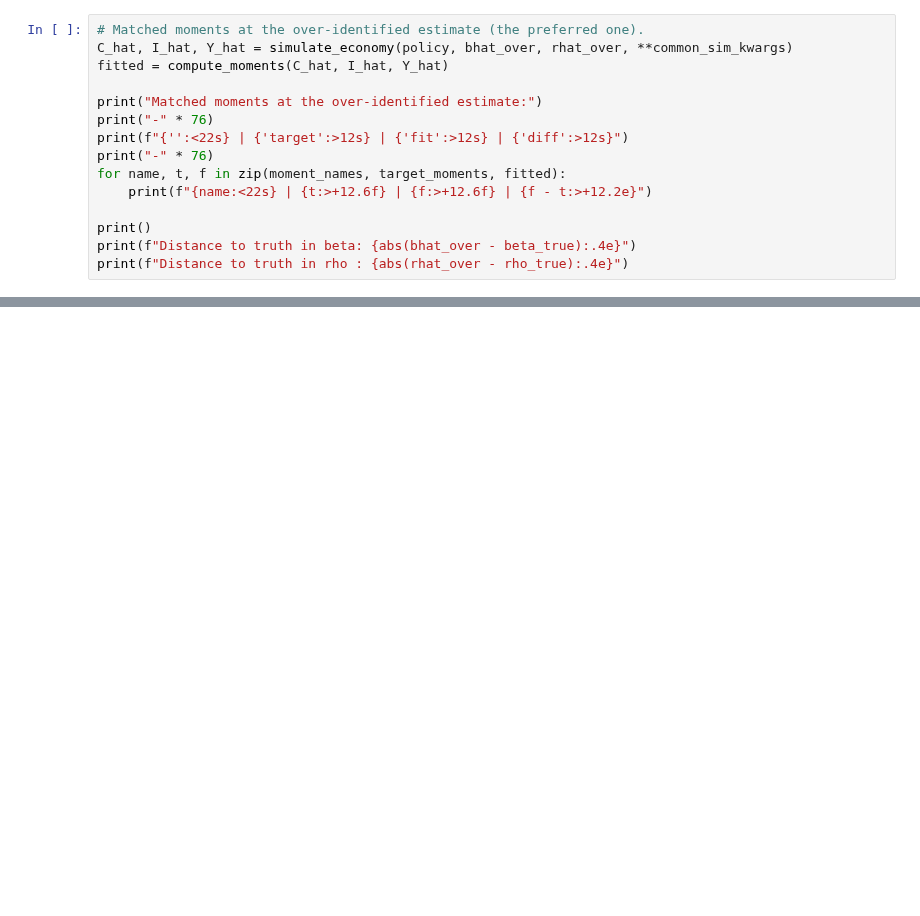
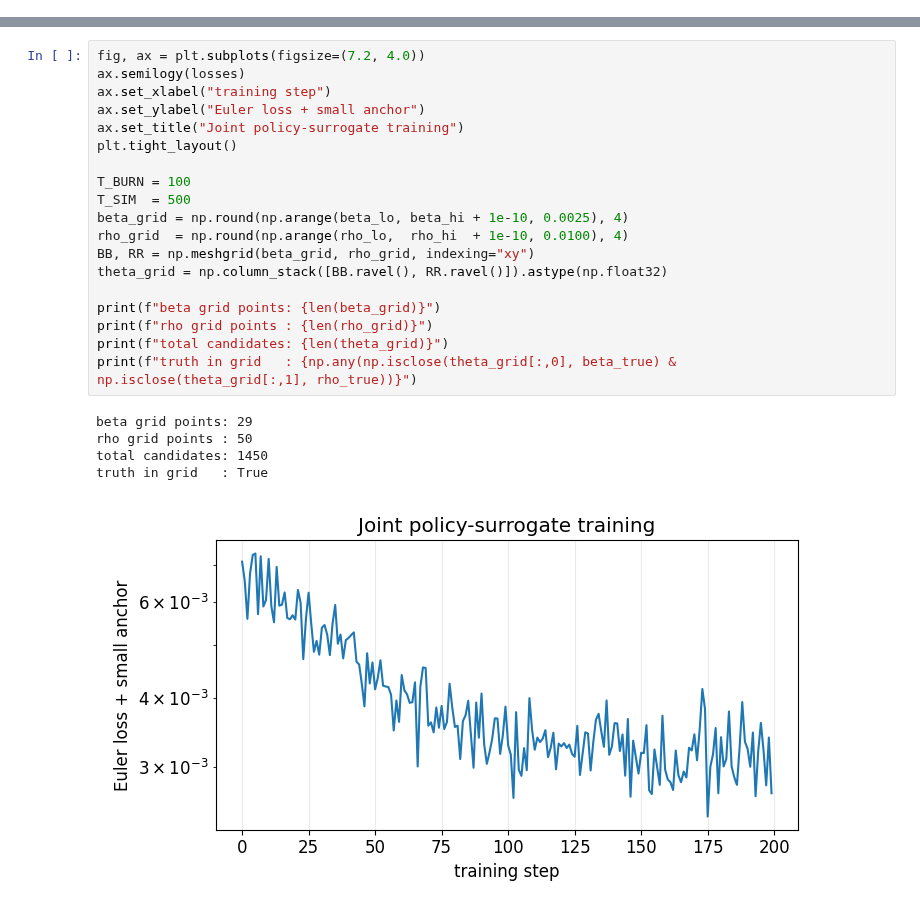
Before and after one commit to josemonge85/Deep_Learning_for_Solving_And_Estimating_Dynamic_Economic_Models, a Jupyter notebook: lectures/lecture_15_structural_estimation_smm/code/lecture_15_03b_Structural_Estimation_BM_Joint.ipynb, the cells around one changed output, grey strips where cells are left out. Drawn from its saved outputs; the diff is of its cells as text; blank space fills up the shorter version.

```diff
--- a/lectures/lecture_15_structural_estimation_smm/code/lecture_15_03b_Structural_Estimation_BM_Joint.ipynb
+++ b/lectures/lecture_15_structural_estimation_smm/code/lecture_15_03b_Structural_Estimation_BM_Joint.ipynb
@@ -520,15 +0,0 @@ bhat_over, rhat_over, q_over = estimate_joint(mask_over, "Over-identified (4 mom
-# %%
-# Matched moments at the over-identified estimate (the preferred one).
-C_hat, I_hat, Y_hat = simulate_economy(policy, bhat_over, rhat_over, **common_sim_kwargs)
-fitted = compute_moments(C_hat, I_hat, Y_hat)
-
-print("Matched moments at the over-identified estimate:")
-print("-" * 76)
-print(f"{'':<22s} | {'target':>12s} | {'fit':>12s} | {'diff':>12s}")
-print("-" * 76)
-for name, t, f in zip(moment_names, target_moments, fitted):
-    print(f"{name:<22s} | {t:>+12.6f} | {f:>+12.6f} | {f - t:>+12.2e}")
-
-print()
-print(f"Distance to truth in beta: {abs(bhat_over - beta_true):.4e}")
-print(f"Distance to truth in rho : {abs(rhat_over - rho_true):.4e}")
@@ -1351,0 +183,25 @@ if RUN_MODE == "smoke":
+# %%
+fig, ax = plt.subplots(figsize=(7.2, 4.0))
+ax.semilogy(losses)
+ax.set_xlabel("training step")
+ax.set_ylabel("Euler loss + small anchor")
+ax.set_title("Joint policy-surrogate training")
+plt.tight_layout()
+
+T_BURN = 100
+T_SIM  = 500
+beta_grid = np.round(np.arange(beta_lo, beta_hi + 1e-10, 0.0025), 4)
+rho_grid  = np.round(np.arange(rho_lo,  rho_hi  + 1e-10, 0.0100), 4)
+BB, RR = np.meshgrid(beta_grid, rho_grid, indexing="xy")
+theta_grid = np.column_stack([BB.ravel(), RR.ravel()]).astype(np.float32)
+
+print(f"beta grid points: {len(beta_grid)}")
+print(f"rho grid points : {len(rho_grid)}")
+print(f"total candidates: {len(theta_grid)}")
+print(f"truth in grid   : {np.any(np.isclose(theta_grid[:,0], beta_true) & np.isclose(theta_grid[:,1], rho_true))}")
+# %% [output]
+beta grid points: 29
+rho grid points : 50
+total candidates: 1450
+truth in grid   : True
+[figure, added]
```
Also changed, not shown: parts of 53 cells of this notebook, 1 other file.
